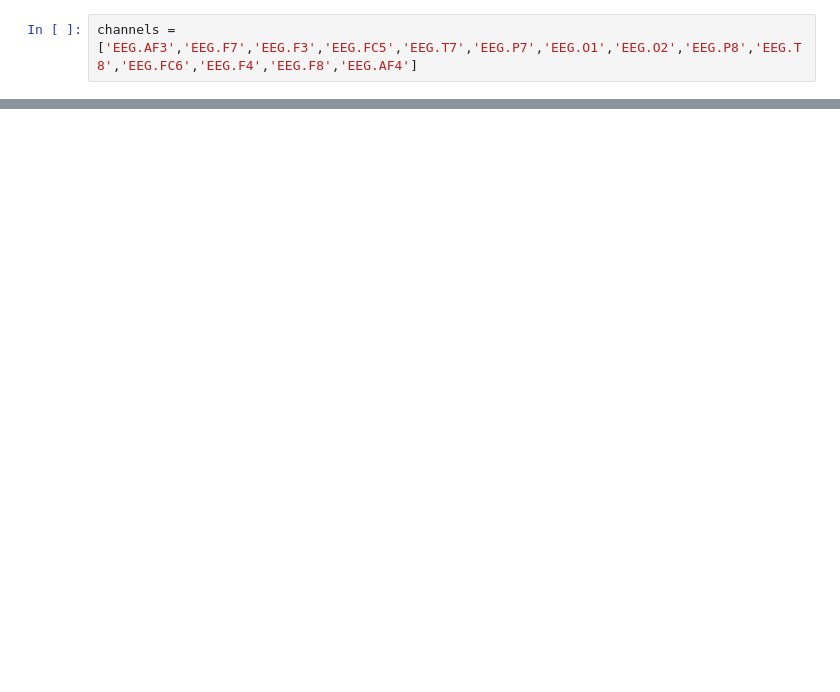
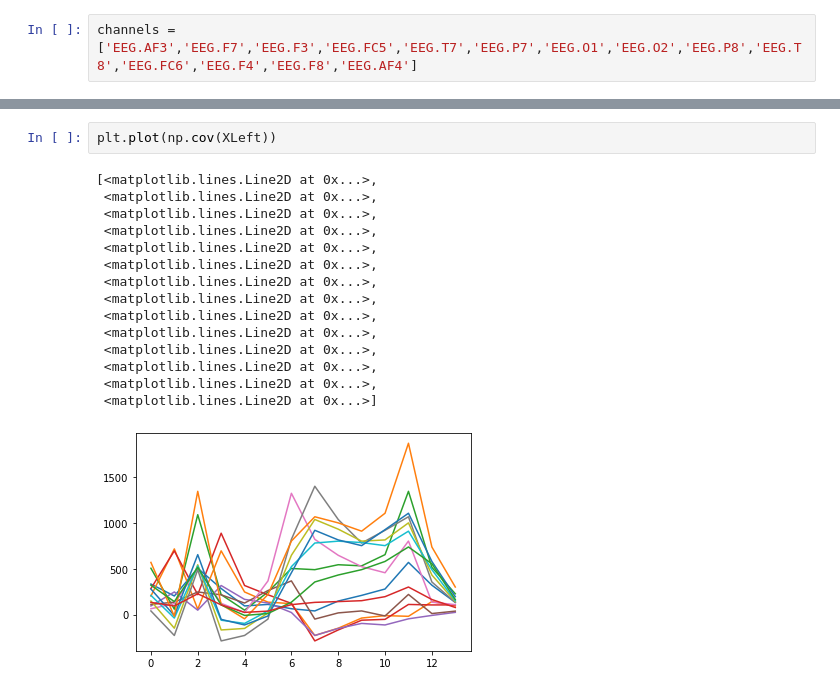
Before and after one commit to DigvijaySinghParmar/professorX, a Jupyter notebook: prototype/CSP trials.ipynb, the cells around one changed output, grey strips where cells are left out. Cells and saved outputs as stored; diff of their text form; blank space fills up the shorter version.

```diff
--- a/prototype/CSP trials.ipynb
+++ b/prototype/CSP trials.ipynb
@@ -149,0 +65,18 @@ array([[0.2, 0. , 0. , 0. , 0. , 0. , 0. , 0. , 0. , 0. , 0. , 0. , 0. ,
+# %%
+plt.plot(np.cov(XLeft))
+# %% [output]
+[<matplotlib.lines.Line2D at 0x...>,
+ <matplotlib.lines.Line2D at 0x...>,
+ <matplotlib.lines.Line2D at 0x...>,
+ <matplotlib.lines.Line2D at 0x...>,
+ <matplotlib.lines.Line2D at 0x...>,
+ <matplotlib.lines.Line2D at 0x...>,
+ <matplotlib.lines.Line2D at 0x...>,
+ <matplotlib.lines.Line2D at 0x...>,
+ <matplotlib.lines.Line2D at 0x...>,
+ <matplotlib.lines.Line2D at 0x...>,
+ <matplotlib.lines.Line2D at 0x...>,
+ <matplotlib.lines.Line2D at 0x...>,
+ <matplotlib.lines.Line2D at 0x...>,
+ <matplotlib.lines.Line2D at 0x...>]
+[figure, added]
```
Also changed, not shown: parts of 24 cells of this notebook, 5 other files.
